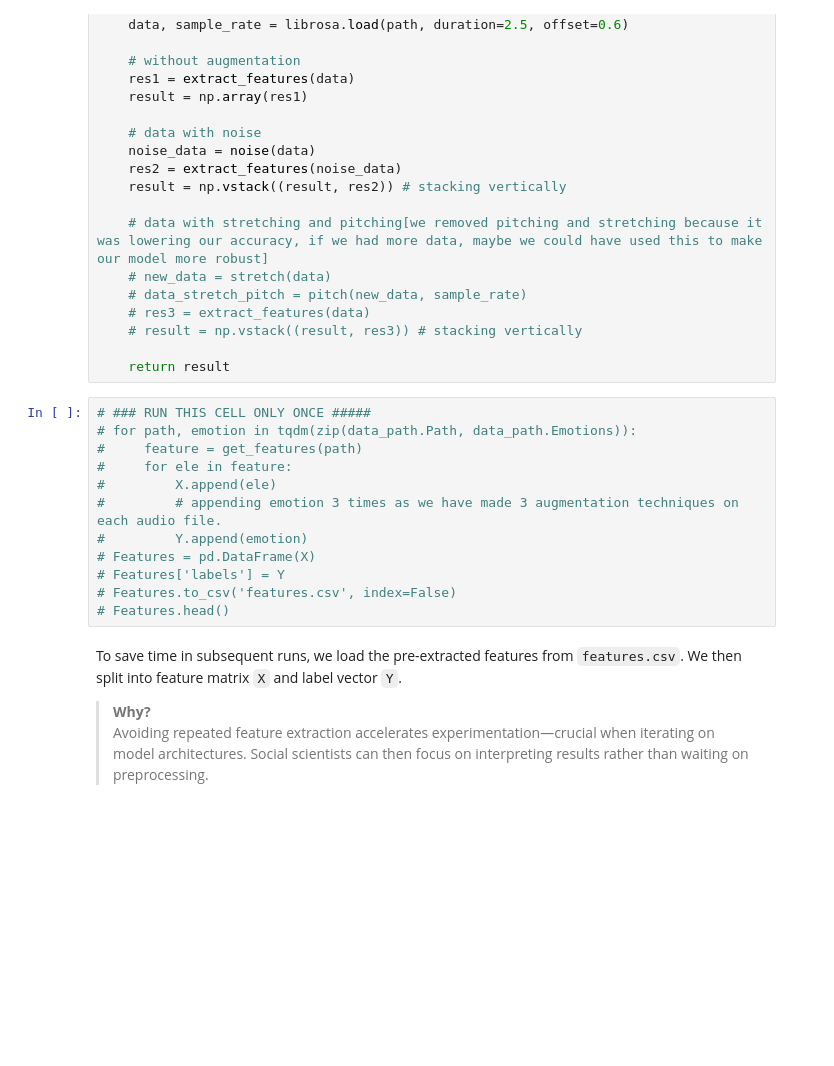
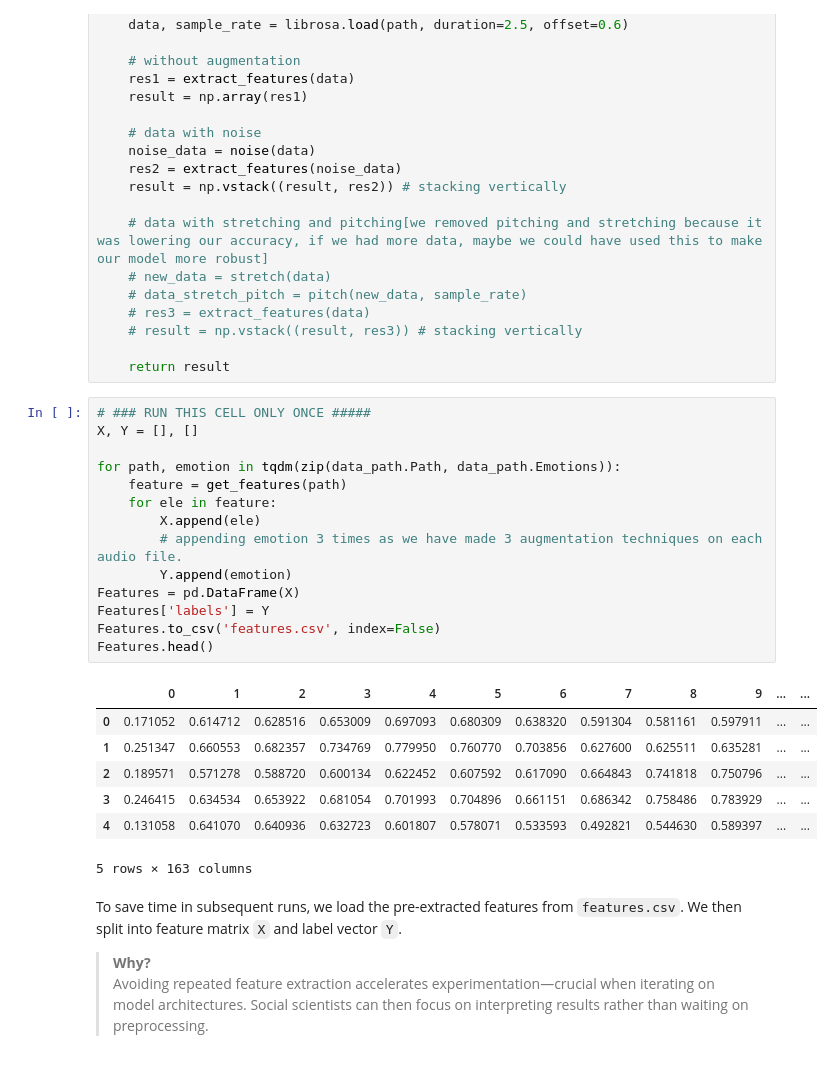
Before and after one commit to shyamgupta196/Audio-Sentiment-Classification, a Jupyter notebook: audio-sentiment-classification.ipynb, the cells around one changed output. Drawn from its saved outputs; the diff is of its cells as text; blank space fills up the shorter version.

Commit message:
audio added and new requirements.txt

```diff
--- a/audio-sentiment-classification.ipynb
+++ b/audio-sentiment-classification.ipynb
@@ -361,16 +361,26 @@ def get_features(path):
     return result
 # %%
 # ### RUN THIS CELL ONLY ONCE #####
-# for path, emotion in tqdm(zip(data_path.Path, data_path.Emotions)):
-#     feature = get_features(path)
-#     for ele in feature:
-#         X.append(ele)
-#         # appending emotion 3 times as we have made 3 augmentation techniques on each audio file.
-#         Y.append(emotion)
-# Features = pd.DataFrame(X)
-# Features['labels'] = Y
-# Features.to_csv('features.csv', index=False)
-# Features.head()
+X, Y = [], []
+
+for path, emotion in tqdm(zip(data_path.Path, data_path.Emotions)):
+    feature = get_features(path)
+    for ele in feature:
+        X.append(ele)
+        # appending emotion 3 times as we have made 3 augmentation techniques on each audio file.
+        Y.append(emotion)
+Features = pd.DataFrame(X)
+Features['labels'] = Y
+Features.to_csv('features.csv', index=False)
+Features.head()
+# %% [output]
+|  | 0 | 1 | 2 | 3 | 4 | 5 | 6 | 7 | 8 | 9 | ... | ... |
+| 0 | 0.171052 | 0.614712 | 0.628516 | 0.653009 | 0.697093 | 0.680309 | 0.638320 | 0.591304 | 0.581161 | 0.597911 | ... | ... |
+| 1 | 0.251347 | 0.660553 | 0.682357 | 0.734769 | 0.779950 | 0.760770 | 0.703856 | 0.627600 | 0.625511 | 0.635281 | ... | ... |
+| 2 | 0.189571 | 0.571278 | 0.588720 | 0.600134 | 0.622452 | 0.607592 | 0.617090 | 0.664843 | 0.741818 | 0.750796 | ... | ... |
+| 3 | 0.246415 | 0.634534 | 0.653922 | 0.681054 | 0.701993 | 0.704896 | 0.661151 | 0.686342 | 0.758486 | 0.783929 | ... | ... |
+| 4 | 0.131058 | 0.641070 | 0.640936 | 0.632723 | 0.601807 | 0.578071 | 0.533593 | 0.492821 | 0.544630 | 0.589397 | ... | ... |
+5 rows × 163 columns
 # %% [markdown]
 
 To save time in subsequent runs, we load the pre-extracted features from `features.csv`. We then split into feature matrix `X` and label vector `Y`.
```
Also changed, not shown: parts of 16 cells of this notebook, 5 other files.
